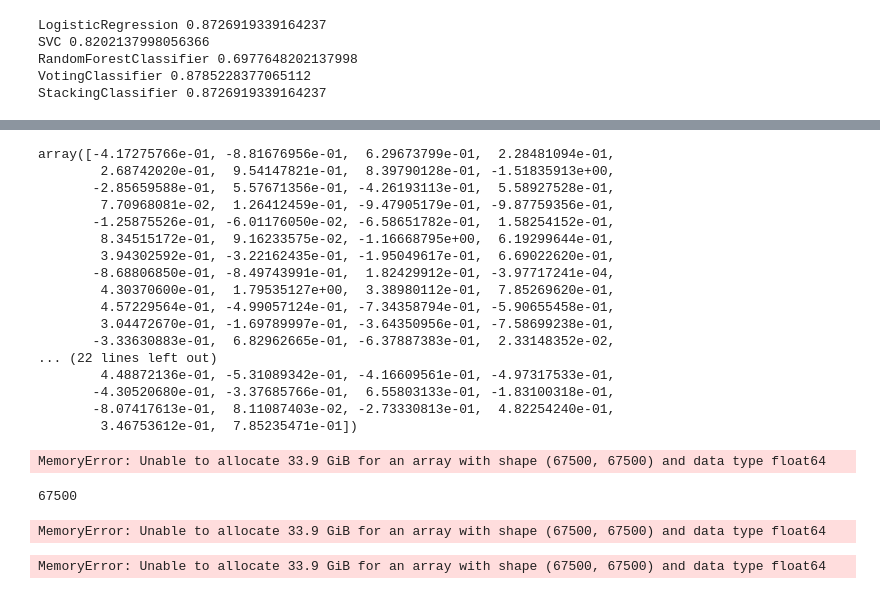
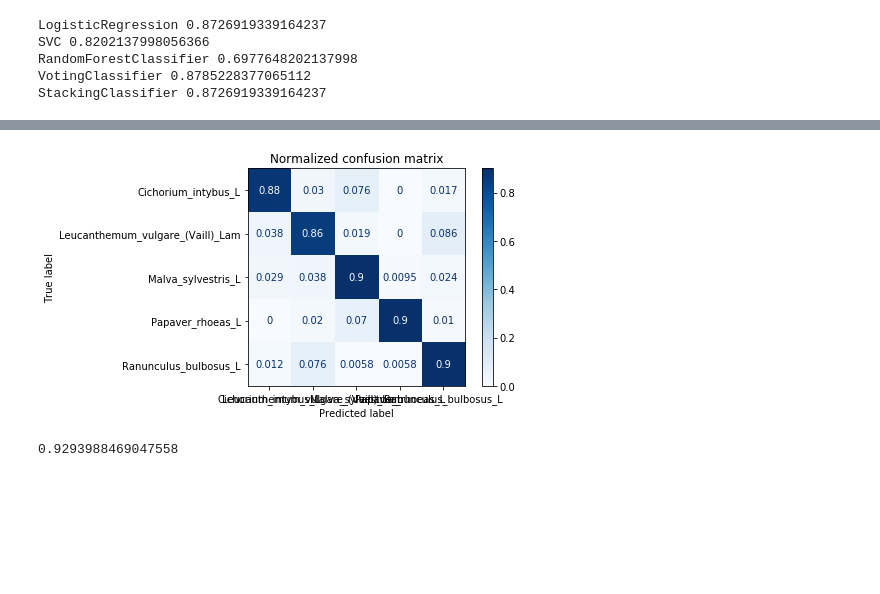
Before and after one commit to sboomi/plantnetSimplon, a Jupyter notebook: notebooks/classifier_wt_votingclf.ipynb, the cells around one changed output, grey strips where cells are left out. Drawn from its saved outputs; the diff is of its cells as text; code cells hidden in the pictures; blank space fills up the shorter version.

Commit message:
[Notebook] classifier update

```diff
--- a/notebooks/classifier_wt_votingclf.ipynb
+++ b/notebooks/classifier_wt_votingclf.ipynb
@@ -208,3 +208,14 @@ SVC 0.8202137998056366
 RandomForestClassifier 0.6977648202137998
 VotingClassifier 0.8785228377065112
 StackingClassifier 0.8726919339164237
+# %%
+# put everything together in the pipeline
+steps = [('scl', StandardScaler()),
+         ('pca', PCA(n_components=150, svd_solver='randomized',whiten=True)),
+         ('voting_clf', VotingClassifier(estimators=[('lr', LogisticRegression(max_iter=10000,C=1,
+                                                                               penalty='l1',solver='saga', random_state=42)),
+                                                     ('svc', SVC(C=10, gamma=0.001, kernel='rbf', probability=True,
+                                                                 random_state=42))], voting='soft'))]
+
+pipe = Pipeline(steps)
+pipe.fit(X_train, y_train)
@@ -349,36 +268,9 @@ y_train.shape
-# %%
-X_train_pca[0]
-# %% [output]
-array([-4.17275766e-01, -8.81676956e-01,  6.29673799e-01,  2.28481094e-01,
-        2.68742020e-01,  9.54147821e-01,  8.39790128e-01, -1.51835913e+00,
-       -2.85659588e-01,  5.57671356e-01, -4.26193113e-01,  5.58927528e-01,
-        7.70968081e-02,  1.26412459e-01, -9.47905179e-01, -9.87759356e-01,
-       -1.25875526e-01, -6.01176050e-02, -6.58651782e-01,  1.58254152e-01,
-        8.34515172e-01,  9.16233575e-02, -1.16668795e+00,  6.19299644e-01,
-        3.94302592e-01, -3.22162435e-01, -1.95049617e-01,  6.69022620e-01,
-       -8.68806850e-01, -8.49743991e-01,  1.82429912e-01, -3.97717241e-04,
-        4.30370600e-01,  1.79535127e+00,  3.38980112e-01,  7.85269620e-01,
-        4.57229564e-01, -4.99057124e-01, -7.34358794e-01, -5.90655458e-01,
-        3.04472670e-01, -1.69789997e-01, -3.64350956e-01, -7.58699238e-01,
-       -3.33630883e-01,  6.82962665e-01, -6.37887383e-01,  2.33148352e-02,
-... (22 lines left out)
-        4.48872136e-01, -5.31089342e-01, -4.16609561e-01, -4.97317533e-01,
-       -4.30520680e-01, -3.37685766e-01,  6.55803133e-01, -1.83100318e-01,
-       -8.07417613e-01,  8.11087403e-02, -2.73330813e-01,  4.82254240e-01,
-        3.46753612e-01,  7.85235471e-01])
-# %%
-i = np.identity(X_train_scaled.shape[1])
-# %% [output]
-MemoryError: Unable to allocate 33.9 GiB for an array with shape (67500, 67500) and data type float64
-# %%
-X_train_scaled.shape[1]
-# %% [output]
-67500
-# %%
-i = np.identity(67500)
-# %% [output]
-MemoryError: Unable to allocate 33.9 GiB for an array with shape (67500, 67500) and data type float64
-# %%
-pca.score(X_train_scaled)
-# %% [output]
-MemoryError: Unable to allocate 33.9 GiB for an array with shape (67500, 67500) and data type float64
+# %%
+disp = plot_confusion_matrix(pipe, X_val, y_val,
+                             display_labels=classnames,
+                             cmap=plt.cm.Blues,
+                             normalize='true')
+disp.ax_.set_title("Normalized confusion matrix")
+plt.show()
+# %% [output]
+[figure, added]
@@ -384,0 +284,5 @@ MemoryError: Unable to allocate 33.9 GiB for an array with shape (67500, 67500)
+# %%
+# evaluate the AUC ROC score
+multiclass_roc_auc_score(y_val, y_pred)
+# %% [output]
+0.9293988469047558
```
Also changed, not shown: parts of 22 cells of this notebook.
